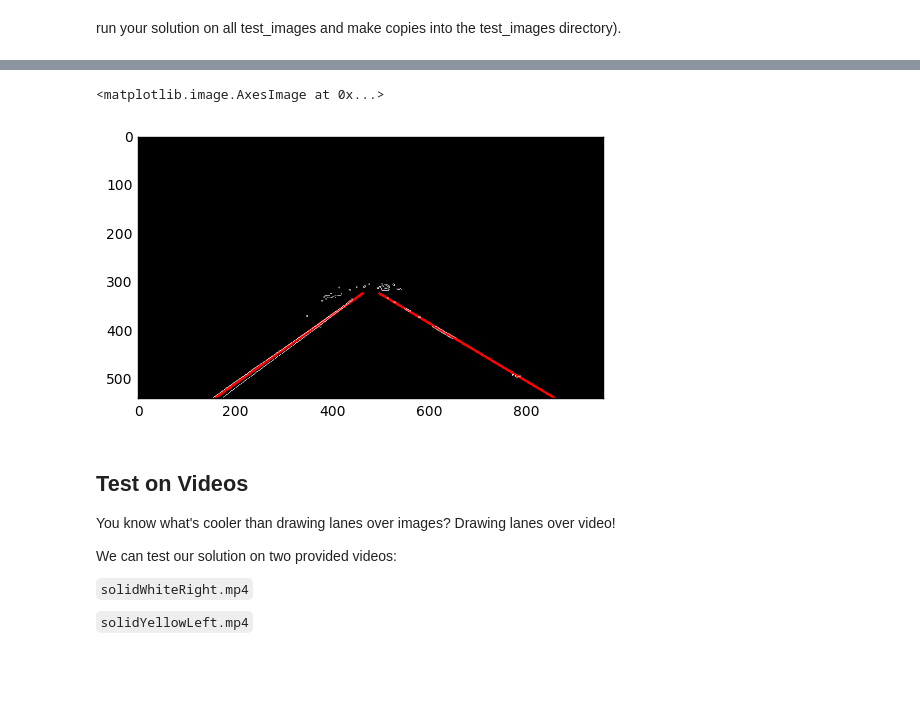
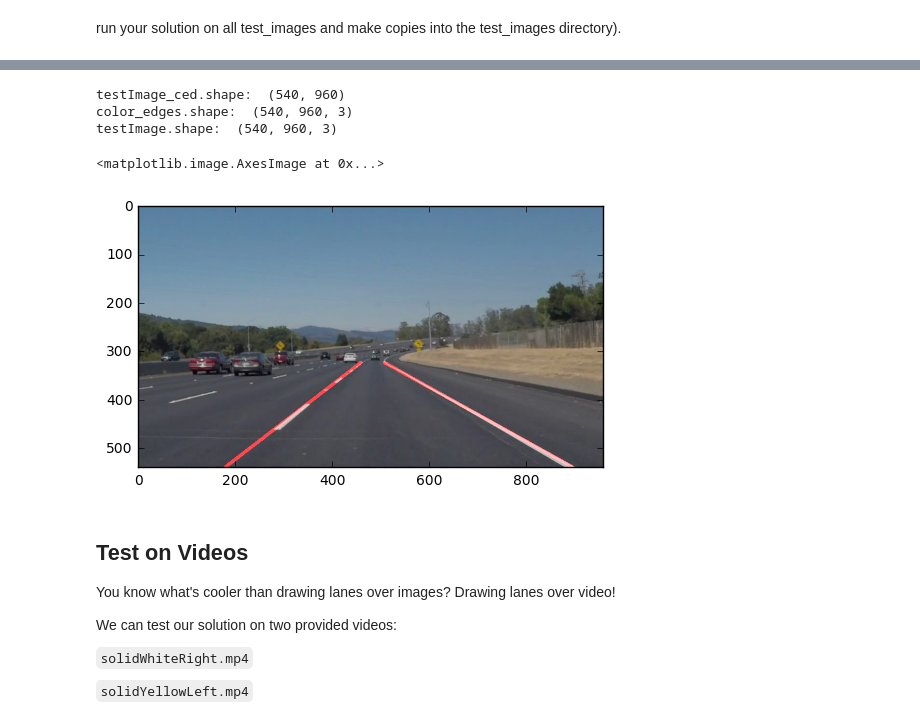
Before and after one commit to hkorre/CarND-LaneLines-P1, a Jupyter notebook: P1.ipynb, the cells around one changed output, grey strips where cells are left out. Drawn from its saved outputs; the diff is of its cells as text; code cells hidden in the pictures; blank space fills up the shorter version.

Commit message:
hkorre: overlay lines on actual image

```diff
--- a/P1.ipynb
+++ b/P1.ipynb
@@ -360,7 +360,7 @@ def hk_draw_lines(img, lines, color=[255, 0, 0], thickness=2):
     new_lines = np.array([p_line, n_line])
 
 
-    draw_lines(img, new_lines, [255, 0, 0], 4)
+    draw_lines(img, new_lines, [255, 0, 0], 6)
 # %%
 """
 Hough Transform line detection:
@@ -390,38 +390,47 @@ def hk_hough_transform(img):
 
     # Run Hough on edge detected image
     # Output "lines" is an array containing endpoints of detected line segments
     lines = cv2.HoughLinesP(img, rho, theta, threshold, np.array([]),
                             min_line_length, max_line_gap)
 
     # Iterate over the output "lines" and draw lines on a blank image
     #draw_lines(line_image, lines, color=[255, 0, 0], thickness=2)
     hk_draw_lines(line_image, lines, color=[255, 0, 0], thickness=2)
     '''
     for line in lines:
         for x1,y1,x2,y2 in line:
             cv2.line(line_image,(x1,y1),(x2,y2),(255,0,0),10)
     '''
 
     return line_image
 
 
 '''
 run it...
 '''
 testImage_cEdges = hk_hough_transform(testImage_ced)
 
+# For testing
 # Create a "color" binary image to combine with line image
-color_edges = np.dstack((testImage_ced, testImage_ced, testImage_ced))
-#color_edges = np.dstack((testImage, testImage, testImage))
+#color_edges = np.dstack((testImage_ced, testImage_ced, testImage_ced))
+#combo = weighted_img(testImage_cEdges, color_edges)
+
+print("testImage_ced.shape: ", testImage_ced.shape)
+print("color_edges.shape: ",   color_edges.shape)
+
+print("testImage.shape: ",     testImage.shape)
 
 # Draw the lines on the edge image
-combo = weighted_img(testImage_cEdges, color_edges)
+combo = weighted_img(testImage_cEdges, testImage)
 
 # Display the image
 plt.imshow(combo)
 # %% [output]
-<matplotlib.image.AxesImage at 0x...>
+testImage_ced.shape:  (540, 960)
+color_edges.shape:  (540, 960, 3)
+testImage.shape:  (540, 960, 3)
+<matplotlib.image.AxesImage at 0x...>
-[figure, old version]
+[figure, new version]
 # %% [markdown]
 ## Test on Videos
 
```
Also changed, not shown: parts of 4 cells of this notebook.
